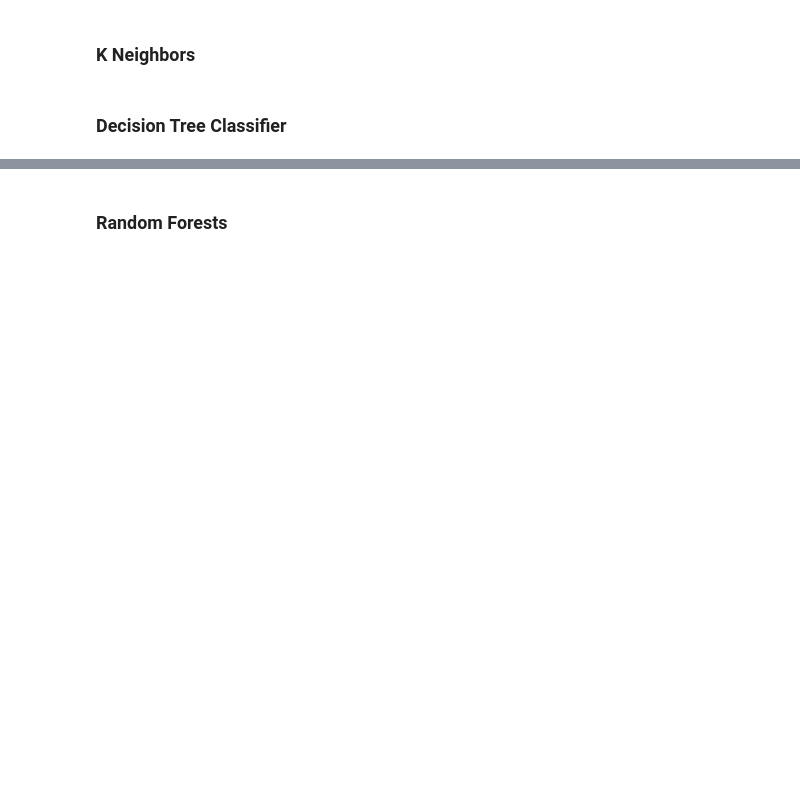
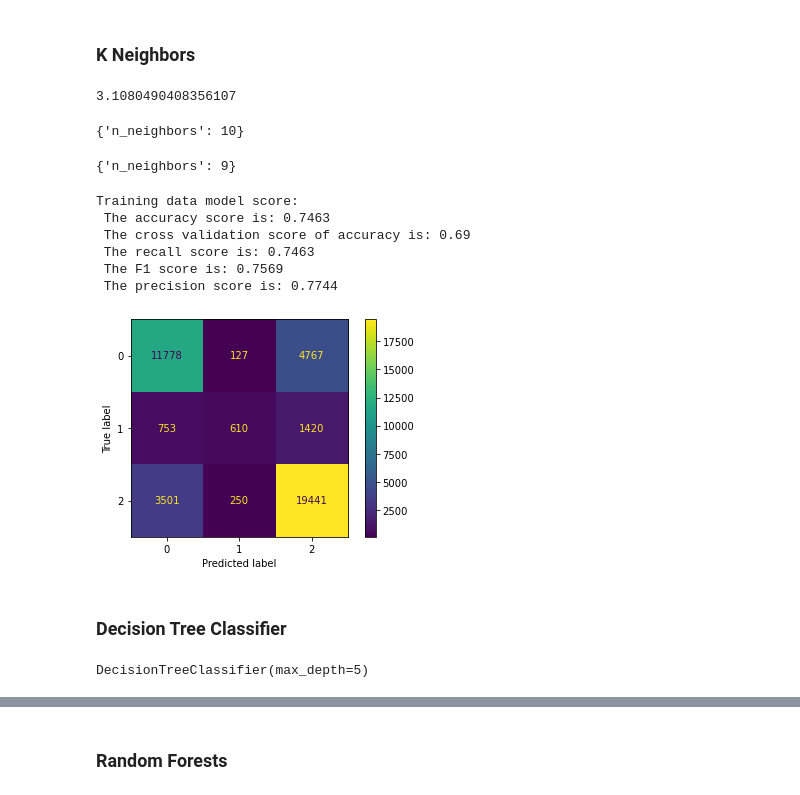
Before and after one commit to meljoy1099/waterwell-status-prediction, a Jupyter notebook: student.ipynb, the cells around one changed output, grey strips where cells are left out. Saved outputs shown, nothing was run; the diff lists cells and outputs as text; code cells hidden in the pictures; blank space fills up the shorter version.

```diff
--- a/student.ipynb
+++ b/student.ipynb
@@ -905,13 +976,56 @@ baseline_log_loss
 # %%
 knn_baseline_model = KNeighborsClassifier()
 
-knn_baseline_log_loss = -cross_val_score(knn_baseline_model, X_train_scaled, y_train, scoring="neg_log_loss").mean()
+knn_baseline_log_loss = -cross_val_score(knn_baseline_model, X_train, y_train, scoring="neg_log_loss").mean()
 knn_baseline_log_loss
+# %% [output]
+3.1080490408356107
+# %%
+knn = KNeighborsClassifier()
+grid = {
+    'n_neighbors' : [5, 10, 15, 20, 25, 40]
+}
+
+#knn_grid_search = GridSearchCV(knn, grid, cv=3)
+#knn_grid_search.fit(X_train, y_train)
+
+#knn_grid_search.best_params_
+# %% [output]
+{'n_neighbors': 10}
+# %%
+knn = KNeighborsClassifier()
+grid = {
+    'n_neighbors' : [7, 8, 9, 10, 11, 12, 13]
+}
+
+#knn_grid_search = GridSearchCV(knn, grid, cv=3)
+#knn_grid_search.fit(X_train, y_train)
+
+#knn_grid_search.best_params_
+# %% [output]
+{'n_neighbors': 9}
+# %%
+knn_model = KNeighborsClassifier(n_neighbors=9)
+knn_model.fit(X_train, y_train)
+knn_model_pred = knn_model.predict(X_train)
+
+print("Training data model score:")
+knn_model_score = model_score(knn_model, X_train, knn_model_pred, y_train)
+# %% [output]
+Training data model score:
+ The accuracy score is: 0.7463
+ The cross validation score of accuracy is: 0.69
+ The recall score is: 0.7463
+ The F1 score is: 0.7569
+ The precision score is: 0.7744
+[figure, added]
 # %% [markdown]
 ### Decision Tree Classifier
 # %%
 # Instantiate and fit a DecisionTreeClassifier
 tree_clf = DecisionTreeClassifier(criterion='gini', max_depth=5)
-tree_clf.fit(data_train, target_train)
+tree_clf.fit(X_train, y_train)
+# %% [output]
+DecisionTreeClassifier(max_depth=5)
 # %%
 def plot_feature_importances(model):
```
Also changed, not shown: parts of 31 cells of this notebook.
